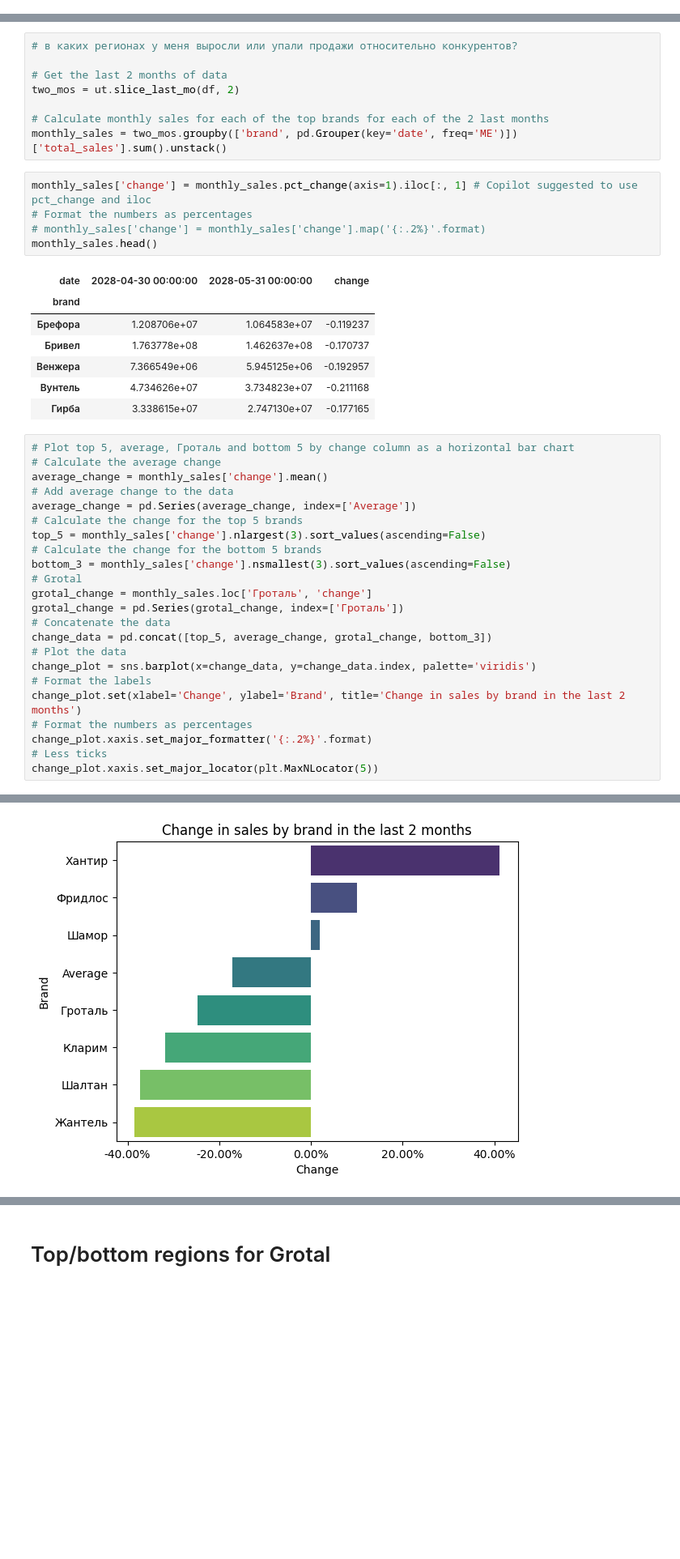
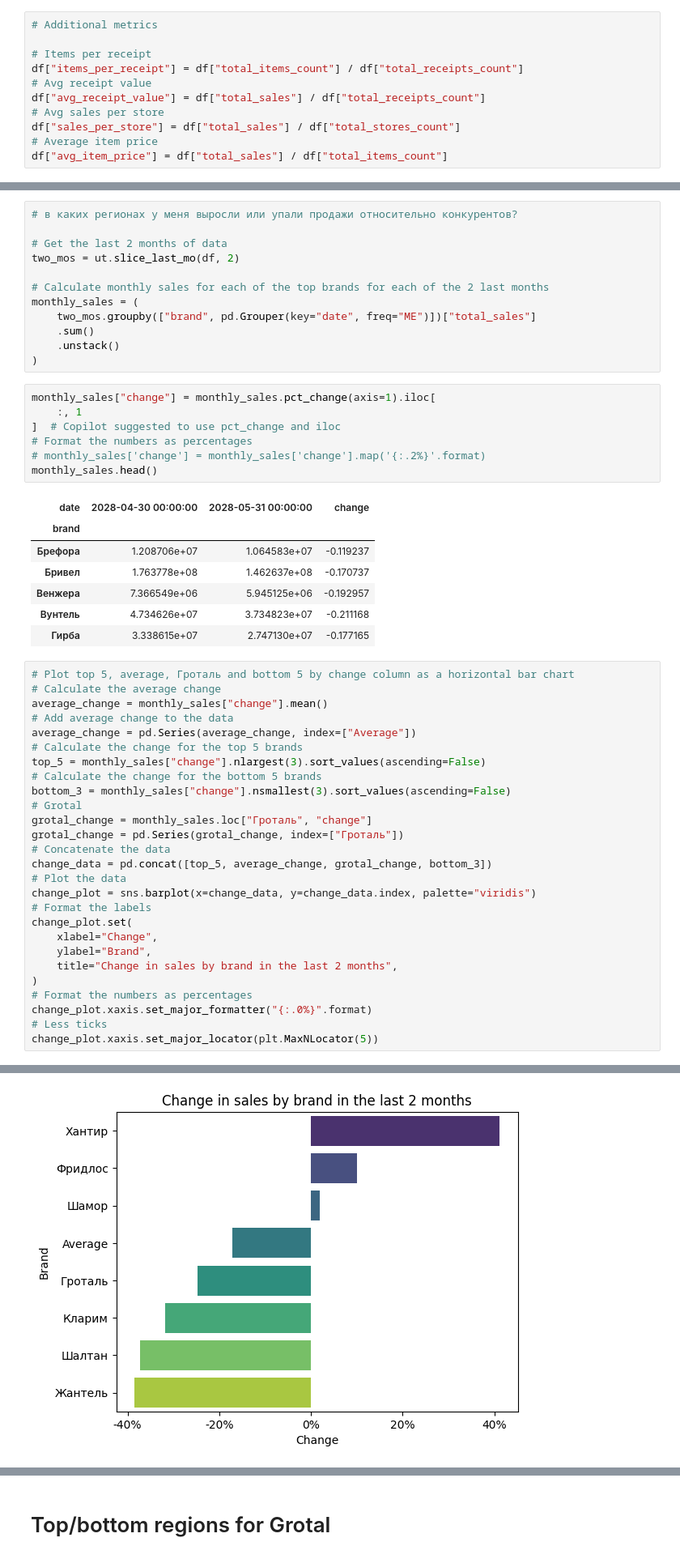
Before and after one commit to zakhar-kogan/xttr-test-brands, a Jupyter notebook: analysis.ipynb, the cells around one changed output, grey strips where cells are left out. Shown at 81% size. Drawn from its saved outputs; the diff is of its cells as text; blank space fills up the shorter version.

```diff
--- a/analysis.ipynb
+++ b/analysis.ipynb
@@ -57 +63,12 @@ now the WHYs:
+# %%
+# Additional metrics
+
+# Items per receipt
+df["items_per_receipt"] = df["total_items_count"] / df["total_receipts_count"]
+# Avg receipt value
+df["avg_receipt_value"] = df["total_sales"] / df["total_receipts_count"]
+# Avg sales per store
+df["sales_per_store"] = df["total_sales"] / df["total_stores_count"]
+# Average item price
+df["avg_item_price"] = df["total_sales"] / df["total_items_count"]
 # %% [markdown]
@@ -206,9 +253,15 @@ Or, who's growing the most?
 two_mos = ut.slice_last_mo(df, 2)
 
 # Calculate monthly sales for each of the top brands for each of the 2 last months
-monthly_sales = two_mos.groupby(['brand', pd.Grouper(key='date', freq='ME')])['total_sales'].sum().unstack()
+monthly_sales = (
+    two_mos.groupby(["brand", pd.Grouper(key="date", freq="ME")])["total_sales"]
+    .sum()
+    .unstack()
+)
 # %%
-monthly_sales['change'] = monthly_sales.pct_change(axis=1).iloc[:, 1] # Copilot suggested to use pct_change and iloc
+monthly_sales["change"] = monthly_sales.pct_change(axis=1).iloc[
+    :, 1
+]  # Copilot suggested to use pct_change and iloc
 # Format the numbers as percentages
 # monthly_sales['change'] = monthly_sales['change'].map('{:.2%}'.format)
 monthly_sales.head()
@@ -223,24 +276,28 @@ monthly_sales.head()
 # %%
 # Plot top 5, average, Гроталь and bottom 5 by change column as a horizontal bar chart
 # Calculate the average change
-average_change = monthly_sales['change'].mean()
+average_change = monthly_sales["change"].mean()
 # Add average change to the data
-average_change = pd.Series(average_change, index=['Average'])
+average_change = pd.Series(average_change, index=["Average"])
 # Calculate the change for the top 5 brands
-top_5 = monthly_sales['change'].nlargest(3).sort_values(ascending=False)
+top_5 = monthly_sales["change"].nlargest(3).sort_values(ascending=False)
 # Calculate the change for the bottom 5 brands
-bottom_3 = monthly_sales['change'].nsmallest(3).sort_values(ascending=False)
+bottom_3 = monthly_sales["change"].nsmallest(3).sort_values(ascending=False)
 # Grotal
-grotal_change = monthly_sales.loc['Гроталь', 'change']
-grotal_change = pd.Series(grotal_change, index=['Гроталь'])
+grotal_change = monthly_sales.loc["Гроталь", "change"]
+grotal_change = pd.Series(grotal_change, index=["Гроталь"])
 # Concatenate the data
 change_data = pd.concat([top_5, average_change, grotal_change, bottom_3])
 # Plot the data
-change_plot = sns.barplot(x=change_data, y=change_data.index, palette='viridis')
+change_plot = sns.barplot(x=change_data, y=change_data.index, palette="viridis")
 # Format the labels
-change_plot.set(xlabel='Change', ylabel='Brand', title='Change in sales by brand in the last 2 months')
+change_plot.set(
+    xlabel="Change",
+    ylabel="Brand",
+    title="Change in sales by brand in the last 2 months",
+)
 # Format the numbers as percentages
-change_plot.xaxis.set_major_formatter('{:.2%}'.format)
+change_plot.xaxis.set_major_formatter("{:.0%}".format)
 # Less ticks
 change_plot.xaxis.set_major_locator(plt.MaxNLocator(5))
 # %% [output]
@@ -250,2 +307,2 @@ Passing `palette` without assigning `hue` is deprecated and will be removed in v
-[figure, old version]
+[figure, new version]
 # %% [markdown]
```
Also changed, not shown: parts of 42 cells of this notebook.
